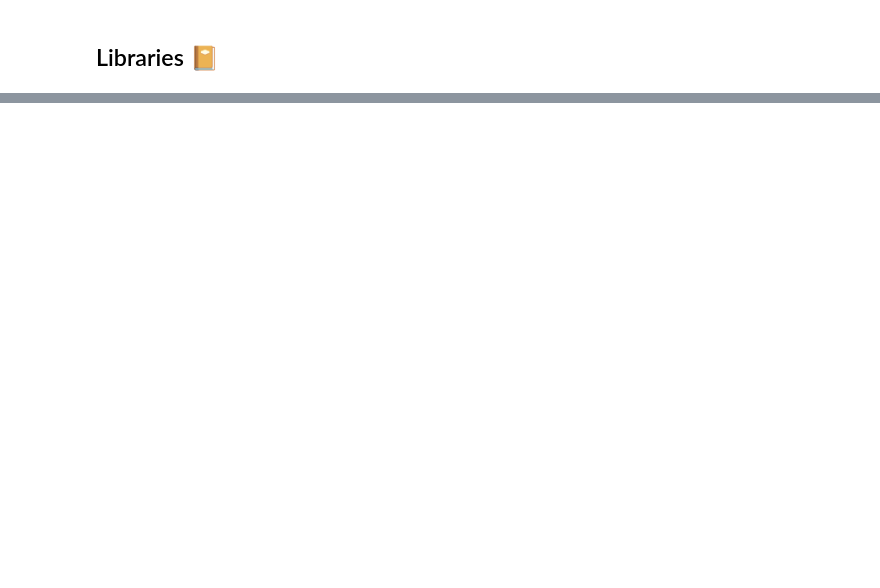
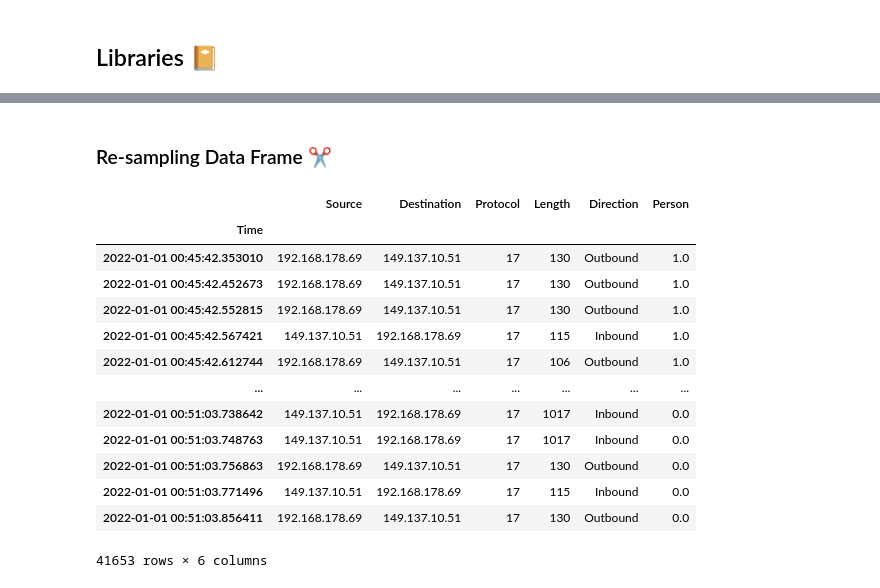
Before and after one commit to GiovanniBaccichet/IoT-human-detection, a Jupyter notebook: Jupyter Notebooks/IoT-Human-Detection.ipynb, the cells around one changed output, grey strips where cells are left out. Saved outputs shown, nothing was run; the diff lists cells and outputs as text; code cells hidden in the pictures; blank space fills up the shorter version.

```diff
--- a/Jupyter Notebooks/IoT-Human-Detection.ipynb
+++ b/Jupyter Notebooks/IoT-Human-Detection.ipynb
@@ -56,0 +147,20 @@ df.head()
+# %% [markdown]
+### Re-sampling Data Frame ✂️
+# %%
+df = df.set_index('Time')
+df
+# %% [output]
+|  | Source | Destination | Protocol | Length | Direction | Person |
+| Time |  |  |  |  |  |  |
+| 2022-01-01 00:45:42.353010 | 192.168.178.69 | 149.137.10.51 | 17 | 130 | Outbound | 1.0 |
+| 2022-01-01 00:45:42.452673 | 192.168.178.69 | 149.137.10.51 | 17 | 130 | Outbound | 1.0 |
+| 2022-01-01 00:45:42.552815 | 192.168.178.69 | 149.137.10.51 | 17 | 130 | Outbound | 1.0 |
+| 2022-01-01 00:45:42.567421 | 149.137.10.51 | 192.168.178.69 | 17 | 115 | Inbound | 1.0 |
+| 2022-01-01 00:45:42.612744 | 192.168.178.69 | 149.137.10.51 | 17 | 106 | Outbound | 1.0 |
+| ... | ... | ... | ... | ... | ... | ... |
+| 2022-01-01 00:51:03.738642 | 149.137.10.51 | 192.168.178.69 | 17 | 1017 | Inbound | 0.0 |
+| 2022-01-01 00:51:03.748763 | 149.137.10.51 | 192.168.178.69 | 17 | 1017 | Inbound | 0.0 |
+| 2022-01-01 00:51:03.756863 | 192.168.178.69 | 149.137.10.51 | 17 | 130 | Outbound | 0.0 |
+| 2022-01-01 00:51:03.771496 | 149.137.10.51 | 192.168.178.69 | 17 | 115 | Inbound | 0.0 |
+| 2022-01-01 00:51:03.856411 | 192.168.178.69 | 149.137.10.51 | 17 | 130 | Outbound | 0.0 |
+41653 rows × 6 columns
```
Also changed, not shown: parts of 40 cells of this notebook, 14 other files.
